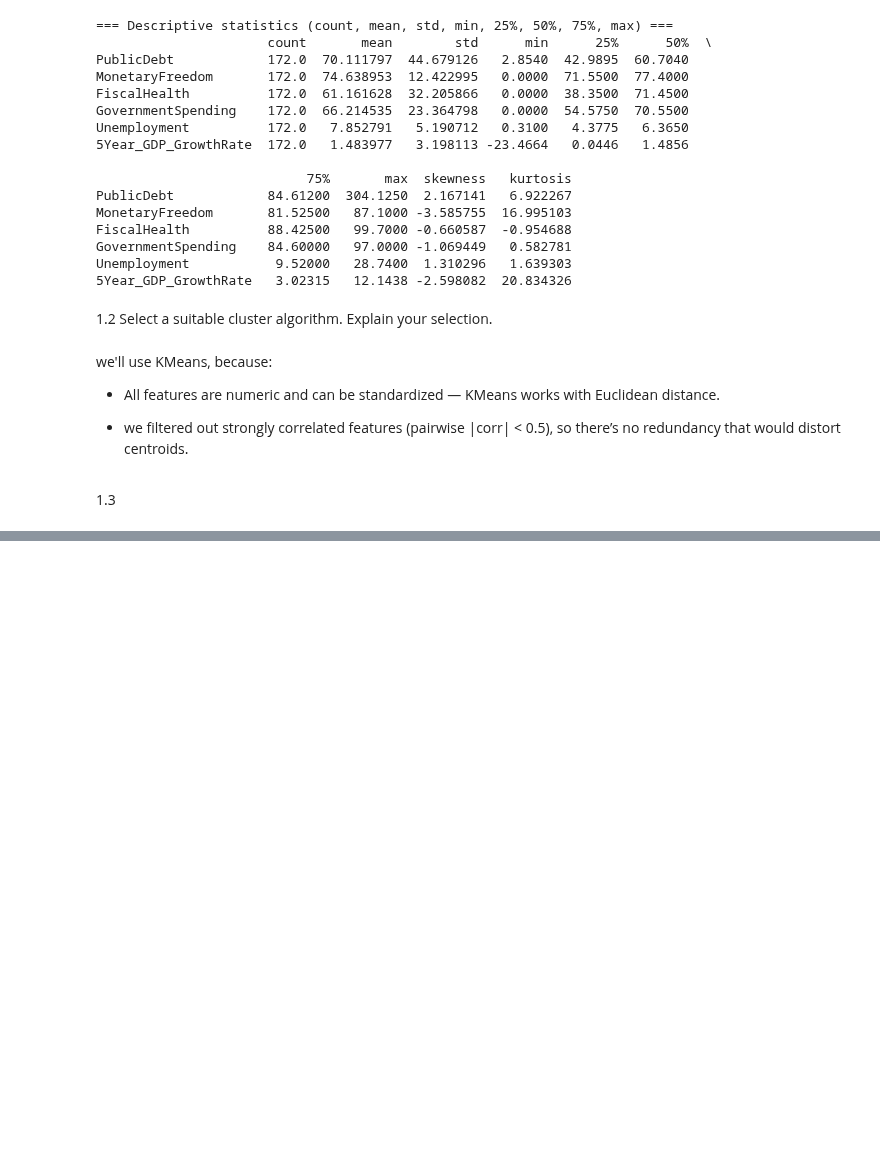
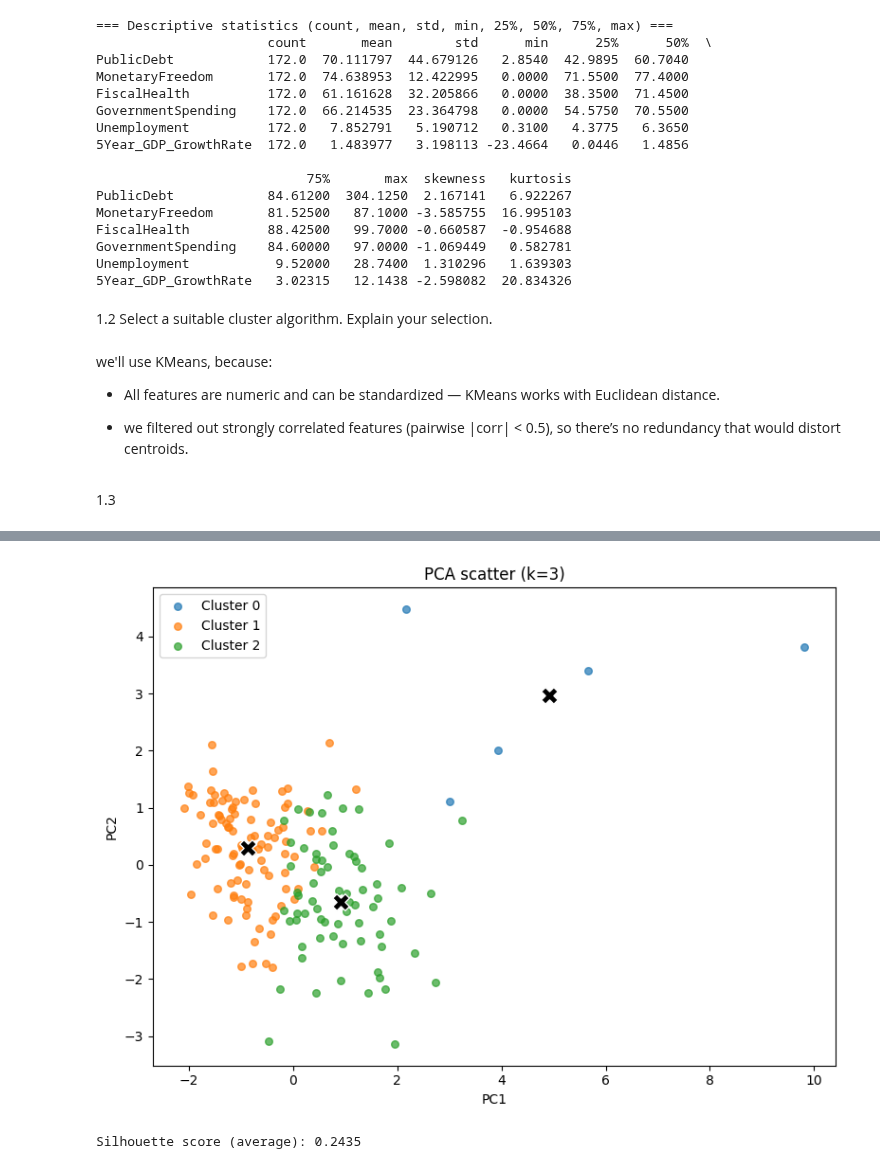
Before and after one commit to CepbluKot/hse-data-analysis-2025, a Jupyter notebook: test_1/task.ipynb, the cells around one changed output, grey strips where cells are left out. Saved outputs shown, nothing was run; the diff lists cells and outputs as text; code cells hidden in the pictures; blank space fills up the shorter version.

```diff
--- a/test_1/task.ipynb
+++ b/test_1/task.ipynb
@@ -357 +357,79 @@ Selected number of clusters: 4
 Justification: Balances good silhouette score with meaningful interpretation
+# %%
+# lets create final cluster!
+
+
+# assume data_clean is a DataFrame already in the notebook (no NA, only continuous vars)
+optimal_k = 3
+
+# prepare data
+X_orig = data_clean.reset_index(drop=True)        # original-scale DataFrame
+VARS = list(X_orig.columns)
+scaler = StandardScaler()
+X_scaled = scaler.fit_transform(X_orig.values)
+
+# fit KMeans
+kmeans = KMeans(n_clusters=optimal_k, n_init=20, random_state=42)
+labels = kmeans.fit_predict(X_scaled)
+centers_scaled = kmeans.cluster_centers_
+centers_orig = scaler.inverse_transform(centers_scaled)
+
+# print basic info
+print("Cluster sizes:")
+(unique, counts) = np.unique(labels, return_counts=True)
+for u, c in zip(unique, counts):
+    print(f" Cluster {u}: {c} observations")
+print("\nCentroids (original scale):")
+print(pd.DataFrame(centers_orig, columns=VARS).round(4))
+
+# 1) PCA scatter (PC1 vs PC2) with centroids
+pca = PCA(n_components=2, random_state=0)
+pcs = pca.fit_transform(X_scaled)
+centers_pcs = pca.transform(centers_scaled)
+
+plt.figure(figsize=(8,6))
+for lab in sorted(np.unique(labels)):
+    mask = labels == lab
+    plt.scatter(pcs[mask,0], pcs[mask,1], s=30, label=f'Cluster {lab}', alpha=0.7)
+plt.scatter(centers_pcs[:,0], centers_pcs[:,1], marker='X', s=160, c='k', edgecolor='w')
+plt.xlabel('PC1'); plt.ylabel('PC2'); plt.title(f'PCA scatter (k={optimal_k})')
+plt.legend()
+plt.tight_layout()
+plt.show()
+
+# 2) Silhouette average and simple plot
+sil_avg = silhouette_score(X_scaled, labels)
+print(f"\nSilhouette score (average): {sil_avg:.4f}")
+
+sample_sil_vals = silhouette_samples(X_scaled, labels)
+plt.figure(figsize=(8,5))
+y_lower = 10
+for i, lab in enumerate(sorted(np.unique(labels))):
+    vals = np.sort(sample_sil_vals[labels == lab])
+    size_cluster = vals.shape[0]
+    y_upper = y_lower + size_cluster
+    plt.fill_betweenx(np.arange(y_lower, y_upper), 0, vals, alpha=0.7)
+    plt.text(-0.03, y_lower + 0.5 * size_cluster, str(lab))
+    y_lower = y_upper + 10
+plt.axvline(x=sil_avg, color='red', linestyle='--')
+plt.xlabel('Silhouette coefficient'); plt.ylabel('Samples (clustered)')
+plt.title('Silhouette plot (per-sample)')
+plt.tight_layout()
+plt.show()
+
+# 3) Boxplots of original variables by cluster
+df_plot = X_orig.copy()
+df_plot['cluster'] = labels
+n_vars = len(VARS)
+n_cols = 3
+n_rows = int(np.ceil(n_vars / n_cols))
+plt.figure(figsize=(4*n_cols, 3*n_rows))
+unique_clusters = sorted(df_plot['cluster'].unique())
+for i, col in enumerate(VARS, 1):
+    plt.subplot(n_rows, n_cols, i)
+    groups = [g[col].values for _, g in df_plot.groupby('cluster')]
+    plt.boxplot(groups, labels=[f'c{c}' for c in unique_clusters])
+    plt.title(col)
+plt.tight_layout()
+plt.show()
+# %% [output]
@@ -357,0 +451,2 @@ Justification: Balances good silhouette score with meaningful interpretation
+[figure, added]
+Silhouette score (average): 0.2435
```
Also changed, not shown: parts of 7 cells of this notebook.
